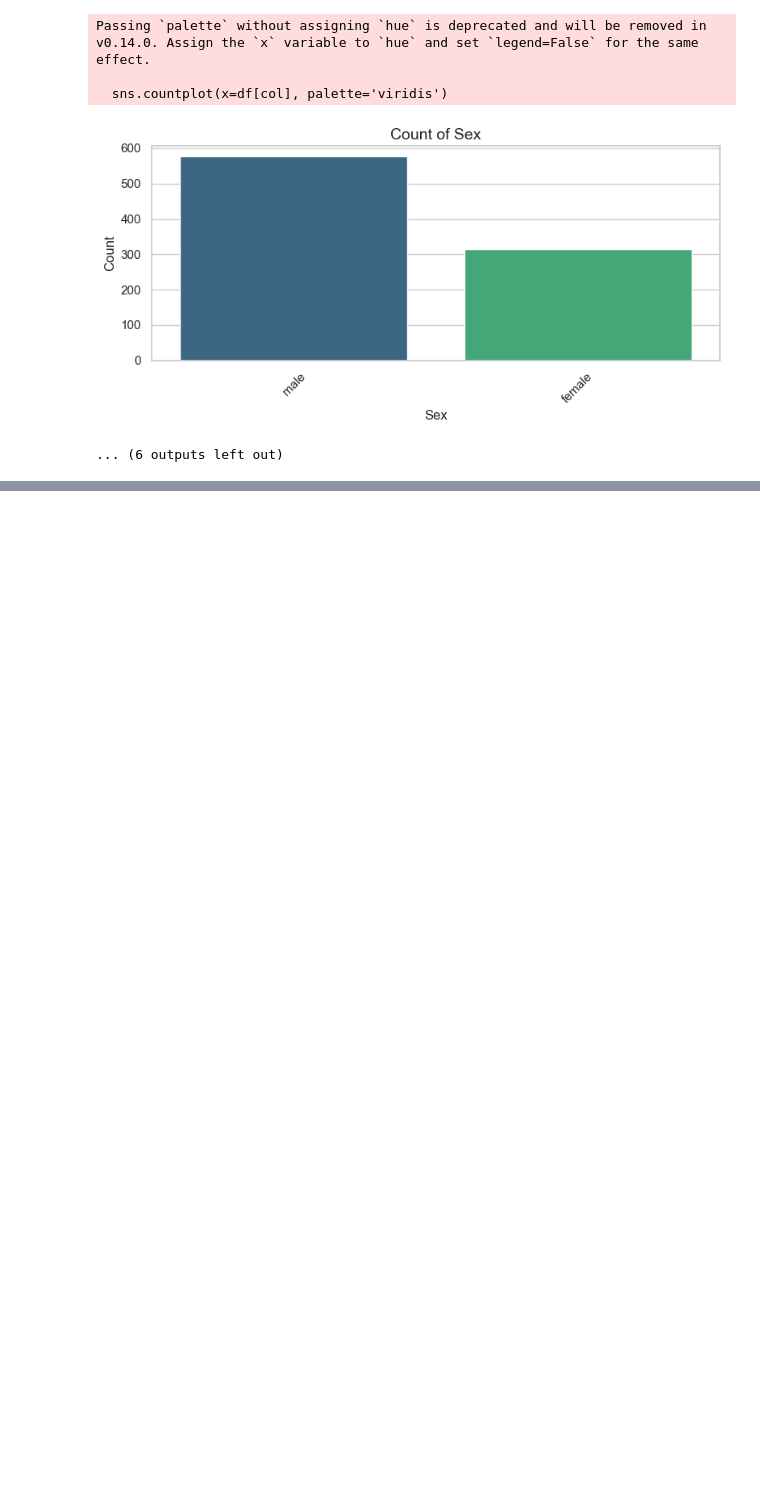
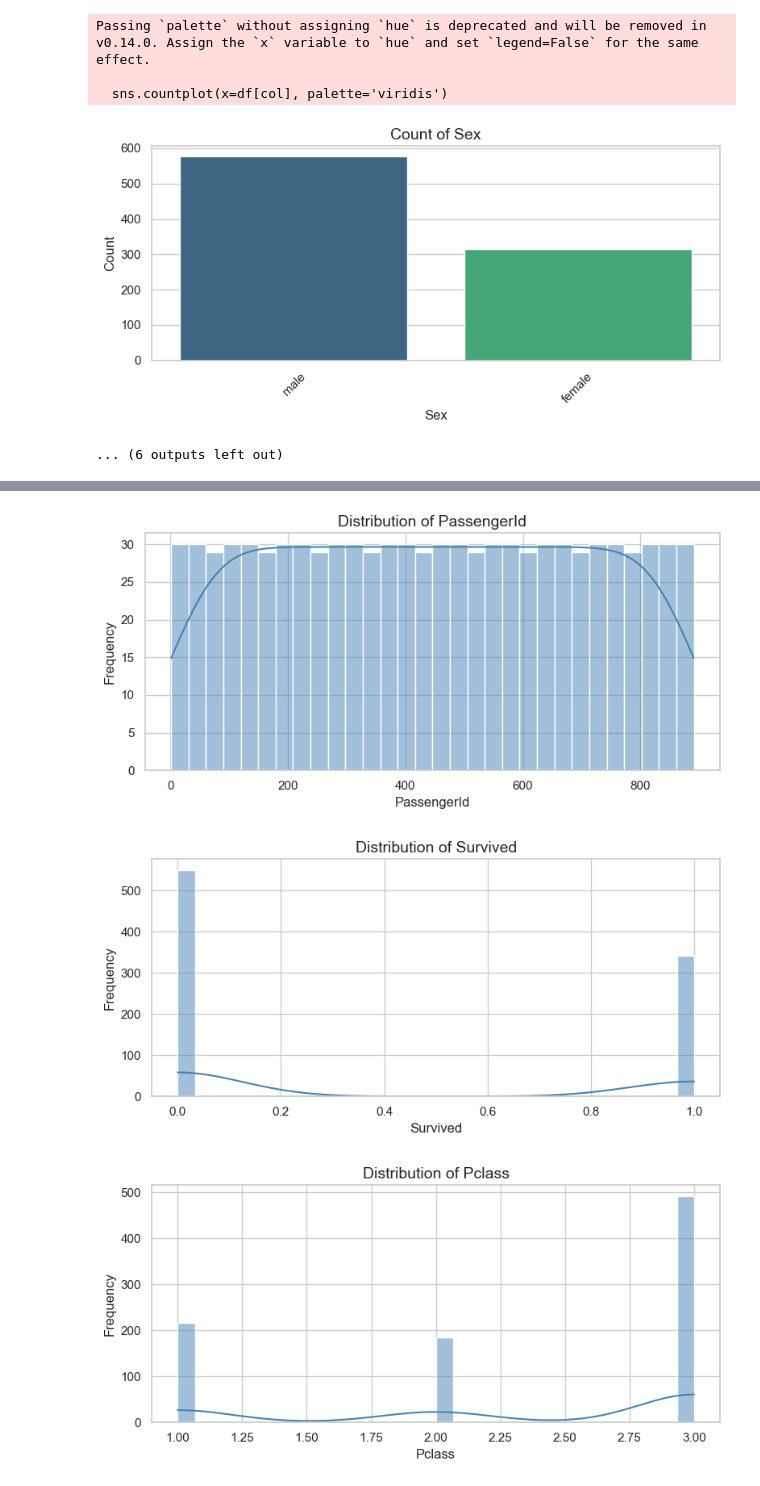
Before and after one commit to datasheng/CSC460-Shafin-Rehman, a Jupyter notebook: hw4/eda.ipynb, the cells around one changed output, grey strips where cells are left out. Saved outputs shown, nothing was run; the diff lists cells and outputs as text; code cells hidden in the pictures; blank space fills up the shorter version.

```diff
--- a/hw4/eda.ipynb
+++ b/hw4/eda.ipynb
@@ -133,0 +97,14 @@ Passing `palette` without assigning `hue` is deprecated and will be removed in v
+# %%
+# Set the plotting style
+sns.set(style="ticks")
+
+# Pairwise scatter plot matrix
+plt.figure(figsize=(10, 8))
+pairplot = sns.pairplot(
+    df_numeric,
+    diag_kind="hist",          # histograms on diagonal
+    plot_kws={"alpha": 0.6, "s": 40, "edgecolor": "k"},  # scatter style
+    corner=True                # show only lower triangle for clarity
+)
+pairplot.fig.suptitle("Pairwise Relationships Between Numerical Variables", y=1.02, fontsize=16)
+plt.show()
@@ -133,0 +157,23 @@ Passing `palette` without assigning `hue` is deprecated and will be removed in v
+# %%
+# 1️ Individual histograms for numeric variables
+for col in numeric_cols:
+    plt.figure(figsize=(8, 4))
+    sns.histplot(df[col].dropna(), kde=True, bins=30, color='steelblue')
+    plt.title(f"Distribution of {col}", fontsize=14)
+    plt.xlabel(col)
+    plt.ylabel("Frequency")
+    plt.tight_layout()
+    plt.show()
+
+# 2️ Combined boxplot for all numeric variables
+plt.figure(figsize=(12, 6))
+sns.boxplot(data=df[numeric_cols], orient="h", palette="coolwarm")
+plt.title("Boxplot of All Numeric Variables", fontsize=16)
+plt.xlabel("Value")
+plt.ylabel("Variable")
+plt.tight_layout()
+plt.show()
+# %% [output]
+[figure, added]
+[figure, added]
+[figure, added]
```
Also changed, not shown: parts of 4 cells of this notebook.
